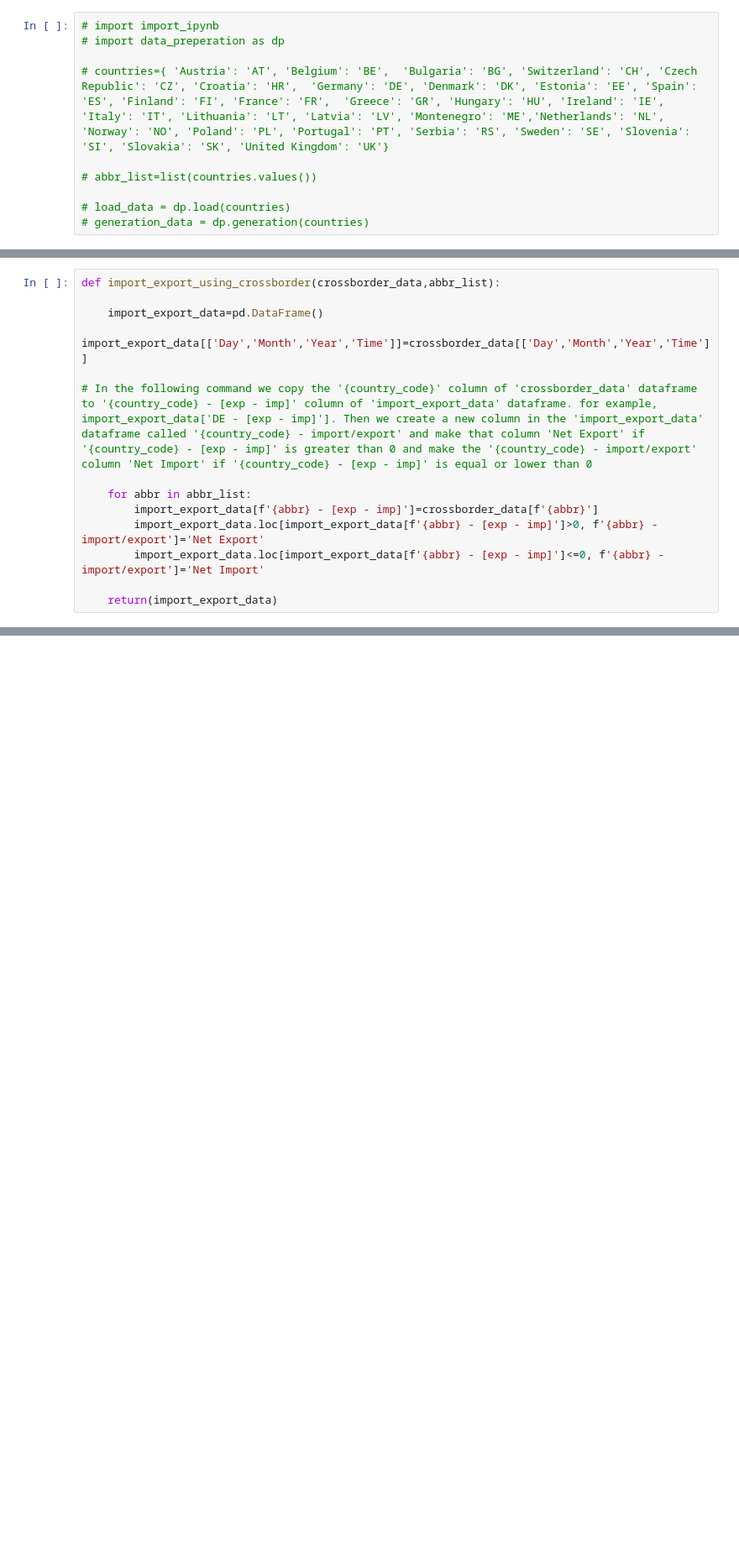
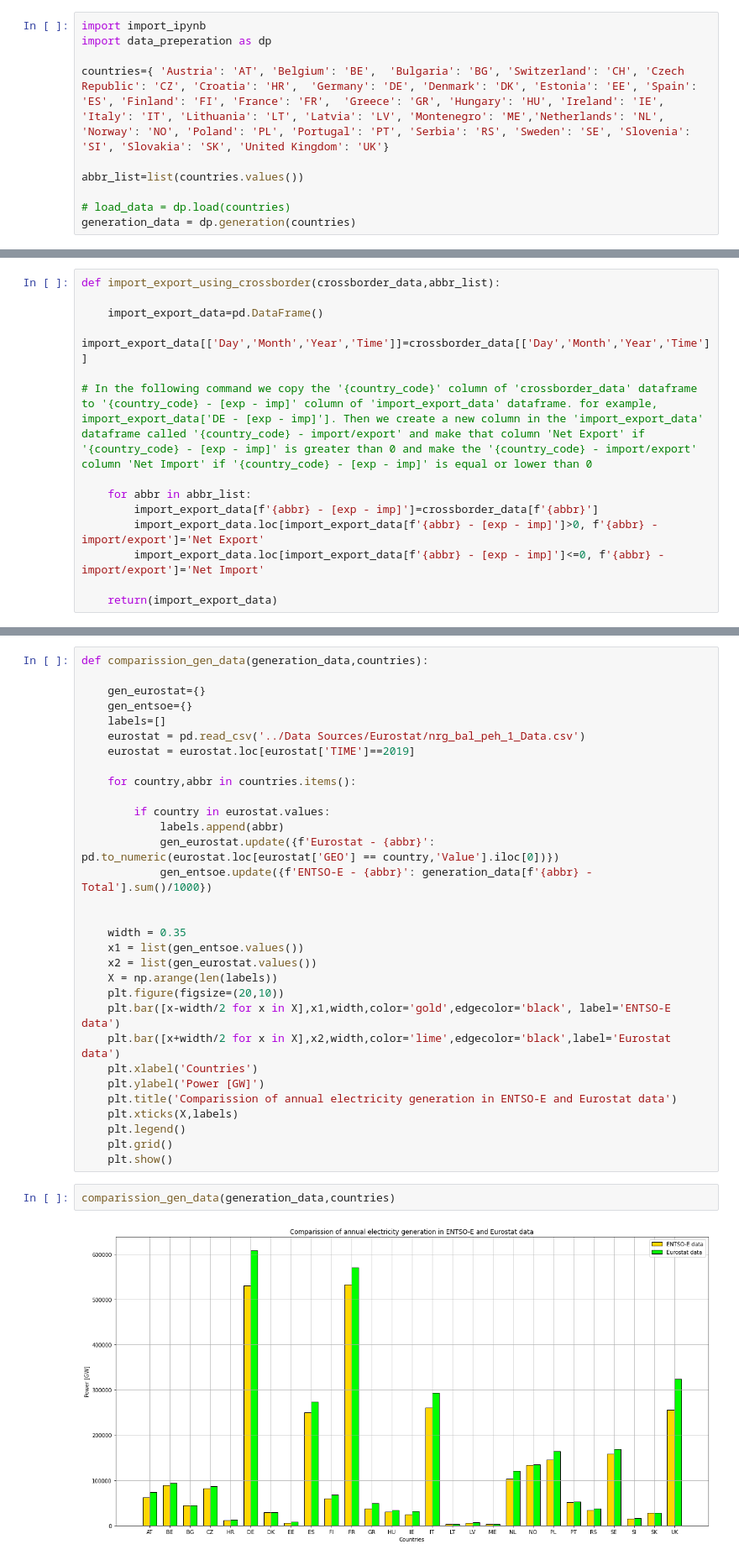
Before and after one commit to lovinduw/Consolidation, a Jupyter notebook: Scripts/internal_inconsistencies.ipynb, the cells around one changed output, grey strips where cells are left out. Shown: that part at 84% size. Saved outputs shown, nothing was run; the diff lists cells and outputs as text; blank space fills up the shorter version.

Commit message:
eurostat

```diff
--- a/Scripts/internal_inconsistencies.ipynb
+++ b/Scripts/internal_inconsistencies.ipynb
@@ -5,12 +5,12 @@ import pandas as pd
 import numpy as np
 import matplotlib.pyplot as plt
 # %%
-# import import_ipynb
-# import data_preperation as dp
+import import_ipynb
+import data_preperation as dp
 
-# countries={ 'Austria': 'AT', 'Belgium': 'BE',  'Bulgaria': 'BG', 'Switzerland': 'CH', 'Czech Republic': 'CZ', 'Croatia': 'HR',  'Germany': 'DE', 'Denmark': 'DK', 'Estonia': 'EE', 'Spain': 'ES', 'Finland': 'FI', 'France': 'FR',  'Greece': 'GR', 'Hungary': 'HU', 'Ireland': 'IE', 'Italy': 'IT', 'Lithuania': 'LT', 'Latvia': 'LV', 'Montenegro': 'ME','Netherlands': 'NL', 'Norway': 'NO', 'Poland': 'PL', 'Portugal': 'PT', 'Serbia': 'RS', 'Sweden': 'SE', 'Slovenia': 'SI', 'Slovakia': 'SK', 'United Kingdom': 'UK'}
+countries={ 'Austria': 'AT', 'Belgium': 'BE',  'Bulgaria': 'BG', 'Switzerland': 'CH', 'Czech Republic': 'CZ', 'Croatia': 'HR',  'Germany': 'DE', 'Denmark': 'DK', 'Estonia': 'EE', 'Spain': 'ES', 'Finland': 'FI', 'France': 'FR',  'Greece': 'GR', 'Hungary': 'HU', 'Ireland': 'IE', 'Italy': 'IT', 'Lithuania': 'LT', 'Latvia': 'LV', 'Montenegro': 'ME','Netherlands': 'NL', 'Norway': 'NO', 'Poland': 'PL', 'Portugal': 'PT', 'Serbia': 'RS', 'Sweden': 'SE', 'Slovenia': 'SI', 'Slovakia': 'SK', 'United Kingdom': 'UK'}
 
-# abbr_list=list(countries.values())
+abbr_list=list(countries.values())
 
 # load_data = dp.load(countries)
-# generation_data = dp.generation(countries)
+generation_data = dp.generation(countries)
@@ -73,0 +80,35 @@ def plot(import_export_using_load_gen,import_export_using_crossborder_data,label
+# %%
+def comparission_gen_data(generation_data,countries):
+
+    gen_eurostat={}
+    gen_entsoe={}
+    labels=[]
+    eurostat = pd.read_csv('../Data Sources/Eurostat/nrg_bal_peh_1_Data.csv')
+    eurostat = eurostat.loc[eurostat['TIME']==2019]
+
+    for country,abbr in countries.items():
+
+        if country in eurostat.values:
+            labels.append(abbr)
+            gen_eurostat.update({f'Eurostat - {abbr}': pd.to_numeric(eurostat.loc[eurostat['GEO'] == country,'Value'].iloc[0])})
+            gen_entsoe.update({f'ENTSO-E - {abbr}': generation_data[f'{abbr} - Total'].sum()/1000})
+
+
+    width = 0.35
+    x1 = list(gen_entsoe.values())
+    x2 = list(gen_eurostat.values())
+    X = np.arange(len(labels))
+    plt.figure(figsize=(20,10))
+    plt.bar([x-width/2 for x in X],x1,width,color='gold',edgecolor='black', label='ENTSO-E data')
+    plt.bar([x+width/2 for x in X],x2,width,color='lime',edgecolor='black',label='Eurostat data')
+    plt.xlabel('Countries')
+    plt.ylabel('Power [GW]')
+    plt.title('Comparission of annual electricity generation in ENTSO-E and Eurostat data')
+    plt.xticks(X,labels)
+    plt.legend()
+    plt.grid()
+    plt.show()
+# %%
+comparission_gen_data(generation_data,countries)
+# %% [output]
+[figure, added]
```
Also changed, not shown: parts of 6 cells of this notebook, 4 other files.
